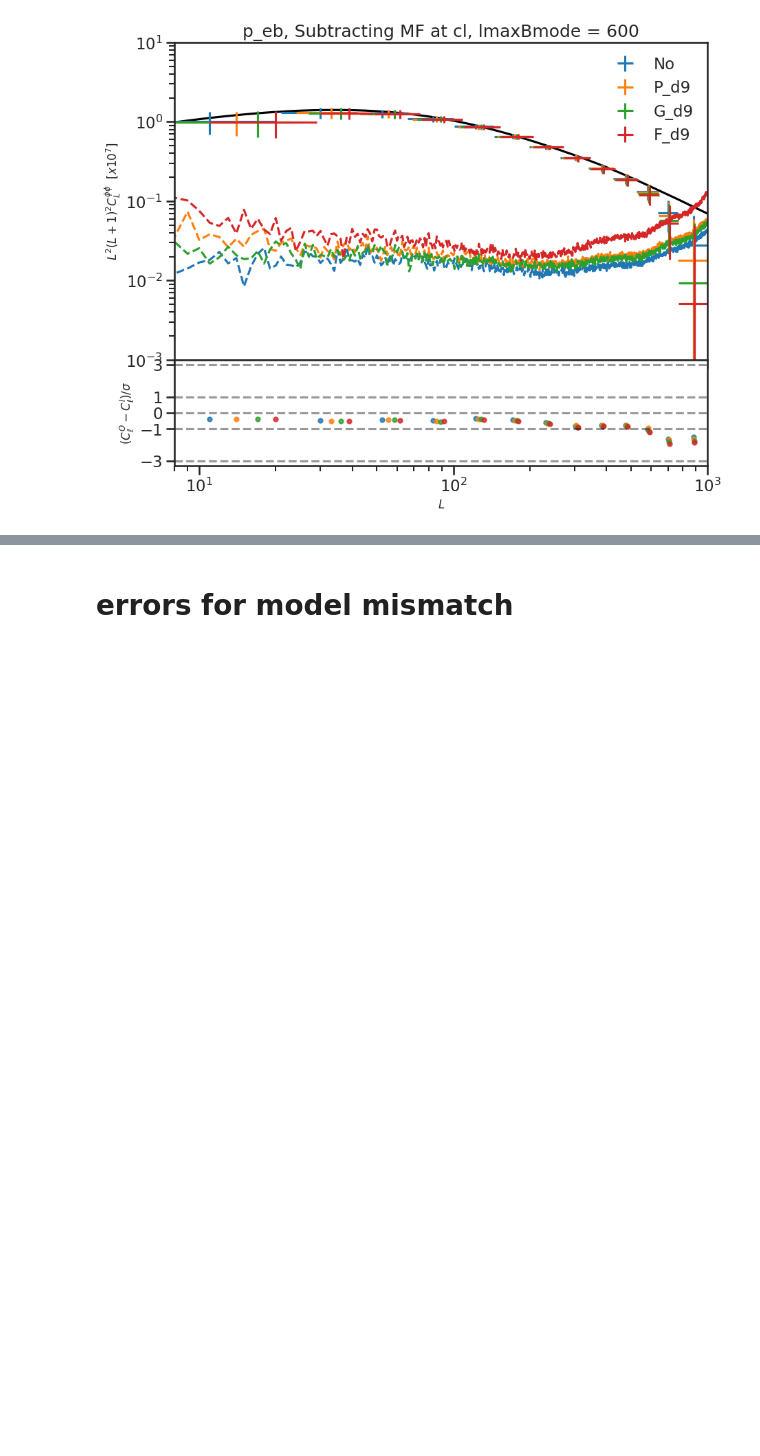
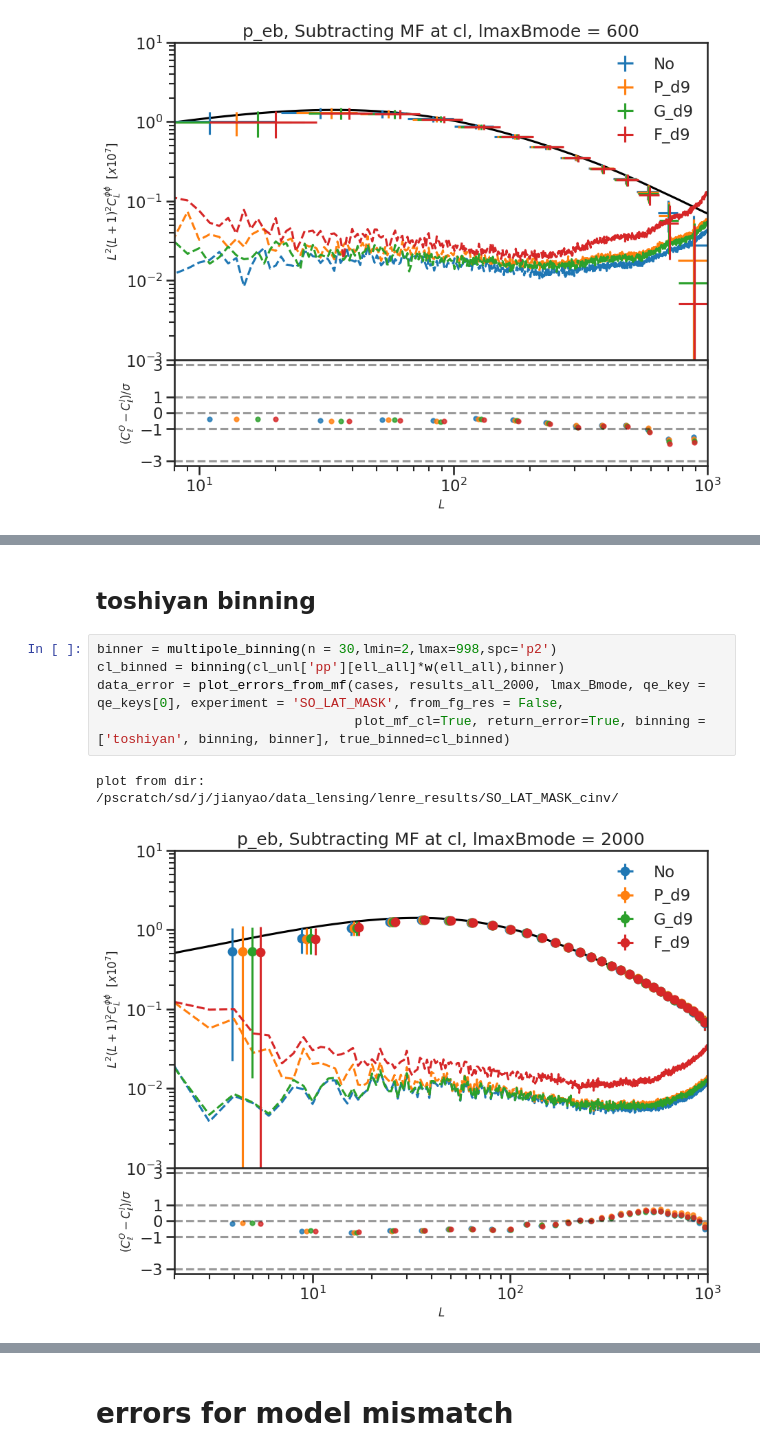
Before and after one commit to yaojian95/non_gau_lensing, a Jupyter notebook: SO_LAT_mask_cinv_analysis.ipynb, the cells around one changed output, grey strips where cells are left out. Saved outputs shown, nothing was run; the diff lists cells and outputs as text; blank space fills up the shorter version.

Commit message:
add toshiyan/planck binning scheme to estimate the error

```diff
--- a/SO_LAT_mask_cinv_analysis.ipynb
+++ b/SO_LAT_mask_cinv_analysis.ipynb
@@ -88,3 +100,13 @@ run for dir /pscratch/sd/j/jianyao/data_lensing/lenre_results/SO_LAT_MASK_cinv/c
 plot from dir: /pscratch/sd/j/jianyao/data_lensing/lenre_results/SO_LAT_MASK_cinv/
 [figure]
 [figure]
+# %% [markdown]
+## toshiyan binning
+# %%
+binner = multipole_binning(n = 30,lmin=2,lmax=998,spc='p2')
+cl_binned = binning(cl_unl['pp'][ell_all]*w(ell_all),binner)
+data_error = plot_errors_from_mf(cases, results_all_2000, lmax_Bmode, qe_key = qe_keys[0], experiment = 'SO_LAT_MASK', from_fg_res = False,
+                                 plot_mf_cl=True, return_error=True, binning = ['toshiyan', binning, binner], true_binned=cl_binned)
+# %% [output]
+plot from dir: /pscratch/sd/j/jianyao/data_lensing/lenre_results/SO_LAT_MASK_cinv/
+[figure, added]
```
Also changed, not shown: parts of 32 cells of this notebook, 1 other file.
